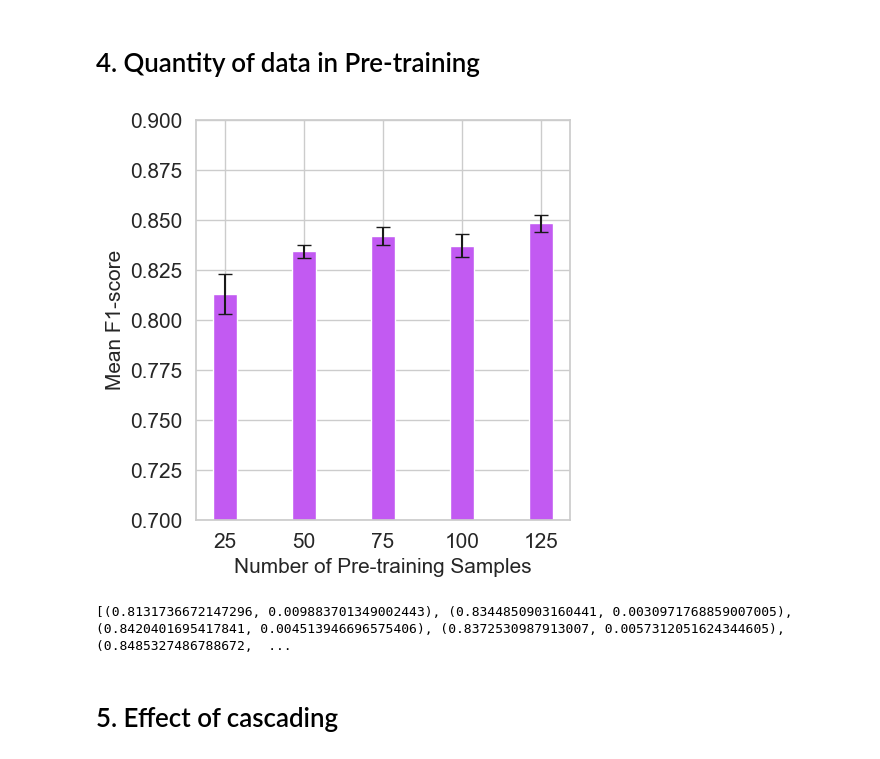
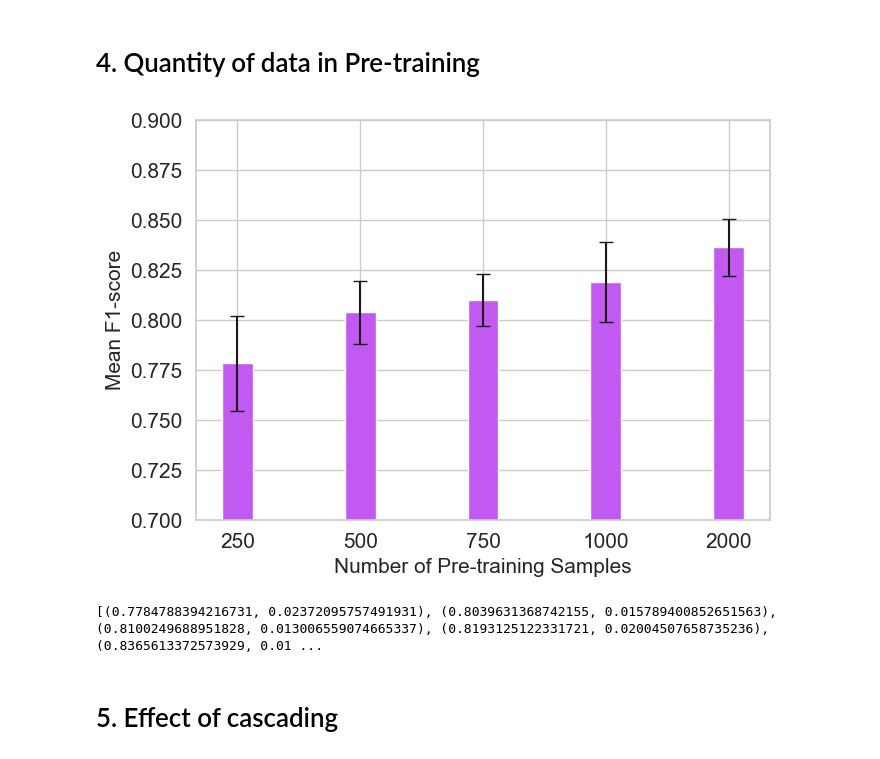
Before and after one commit to mohan696matlab/SSL_based_Hybrid_FDI, a Jupyter notebook: part_2_Ablation_Study.ipynb, the cells around one changed output. Saved outputs shown, nothing was run; the diff lists cells and outputs as text; code cells hidden in the pictures.

```diff
--- a/part_2_Ablation_Study.ipynb
+++ b/part_2_Ablation_Study.ipynb
@@ -738,54 +738,54 @@ def Effect_of_pretraining_data(pre_train_samples):
 
     return f1
 # %%
-sns.set(style="whitegrid")
+# sns.set(style="whitegrid")
 
-# Number of repetitions for each experiment
-num_repetitions = 5
+# # Number of repetitions for each experiment
+# num_repetitions = 5
 
-# Results list
-results_pts_all = []
+# # Results list
+# results_pts_all = []
 
-# Pre-training sample sizes
-Pre_Training_Samples = [25, 50, 75, 100, 125]
+# # Pre-training sample sizes
+# Pre_Training_Samples = [25, 50, 75, 100, 200]
 
-# Experiment for different pre-training sample sizes
-for pts in Pre_Training_Samples:
-    f1_scores_pts = []
-    for _ in range(num_repetitions):
-        f1_pts = Effect_of_pretraining_data(pre_train_samples=pts)
-        f1_scores_pts.append(f1_pts)
+# # Experiment for different pre-training sample sizes
+# for pts in Pre_Training_Samples:
+#     f1_scores_pts = []
+#     for _ in range(num_repetitions):
+#         f1_pts = Effect_of_pretraining_data(pre_train_samples=pts)
+#         f1_scores_pts.append(f1_pts)
 
-    mean_f1_pts = np.mean(f1_scores_pts)
-    std_error_f1_pts = np.std(f1_scores_pts, ddof=1) / np.sqrt(num_repetitions)
+#     mean_f1_pts = np.mean(f1_scores_pts)
+#     std_error_f1_pts = np.std(f1_scores_pts, ddof=1) / np.sqrt(num_repetitions)
 
-    results_pts_all.append((mean_f1_pts, std_error_f1_pts))
+#     results_pts_all.append((mean_f1_pts, std_error_f1_pts))
 
 # Plotting the results
-bar_width = 0.3
+bar_width = 0.25
 index = np.arange(len(Pre_Training_Samples))
 
-fig, ax = plt.subplots(figsize=(5, 5))
+fig, ax = plt.subplots(figsize=(7, 5))
 
 ax.bar(index, [mean_f1 for mean_f1, _ in results_pts_all], bar_width, yerr=[std_error_f1 for _, std_error_f1 in results_pts_all], capsize=5, color='#c25af2')
 ax.set_xlabel('Number of Pre-training Samples', fontsize=15)
 ax.set_ylabel('Mean F1-score', fontsize=15)
 ax.set_xticks(index)
-ax.set_xticklabels([str(pts) for pts in Pre_Training_Samples])
+ax.set_xticklabels([str(pts*10) for pts in Pre_Training_Samples])
 ax.tick_params(axis='both', which='major', labelsize=15)
 # ax.legend(fontsize=15)
 ax.grid(visible=True)
 ax.set_ylim([0.7,0.9])
 plt.tight_layout()
 
 # Increase DPI and save the figure
 plt.savefig('Plots/experiment_results_pretraining_samples.pdf', dpi=300)
 plt.show()
 
 print(results_pts_all)
 # %% [output]
-[figure, old version]
+[figure, new version]
-[(0.8131736672147296, 0.009883701349002443), (0.8344850903160441, 0.0030971768859007005), (0.8420401695417841, 0.004513946696575406), (0.8372530987913007, 0.0057312051624344605), (0.8485327486788672,  ...
+[(0.7784788394216731, 0.02372095757491931), (0.8039631368742155, 0.015789400852651563), (0.8100249688951828, 0.013006559074665337), (0.8193125122331721, 0.02004507658735236), (0.8365613372573929, 0.01 ...
 # %% [markdown]
 # 5. Effect of cascading
 # %%
```
Also changed, not shown: parts of 2 cells of this notebook, 2 other files.
